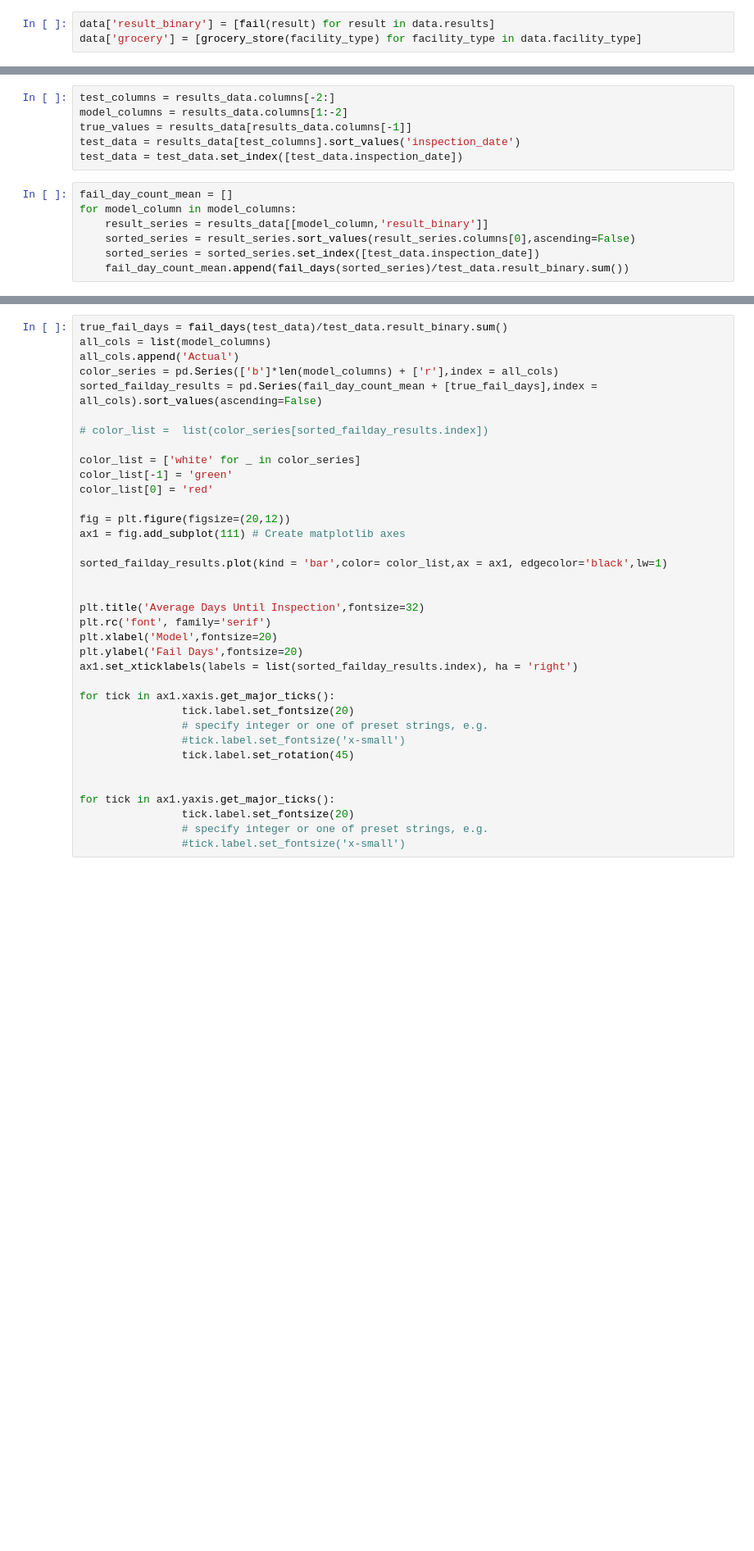
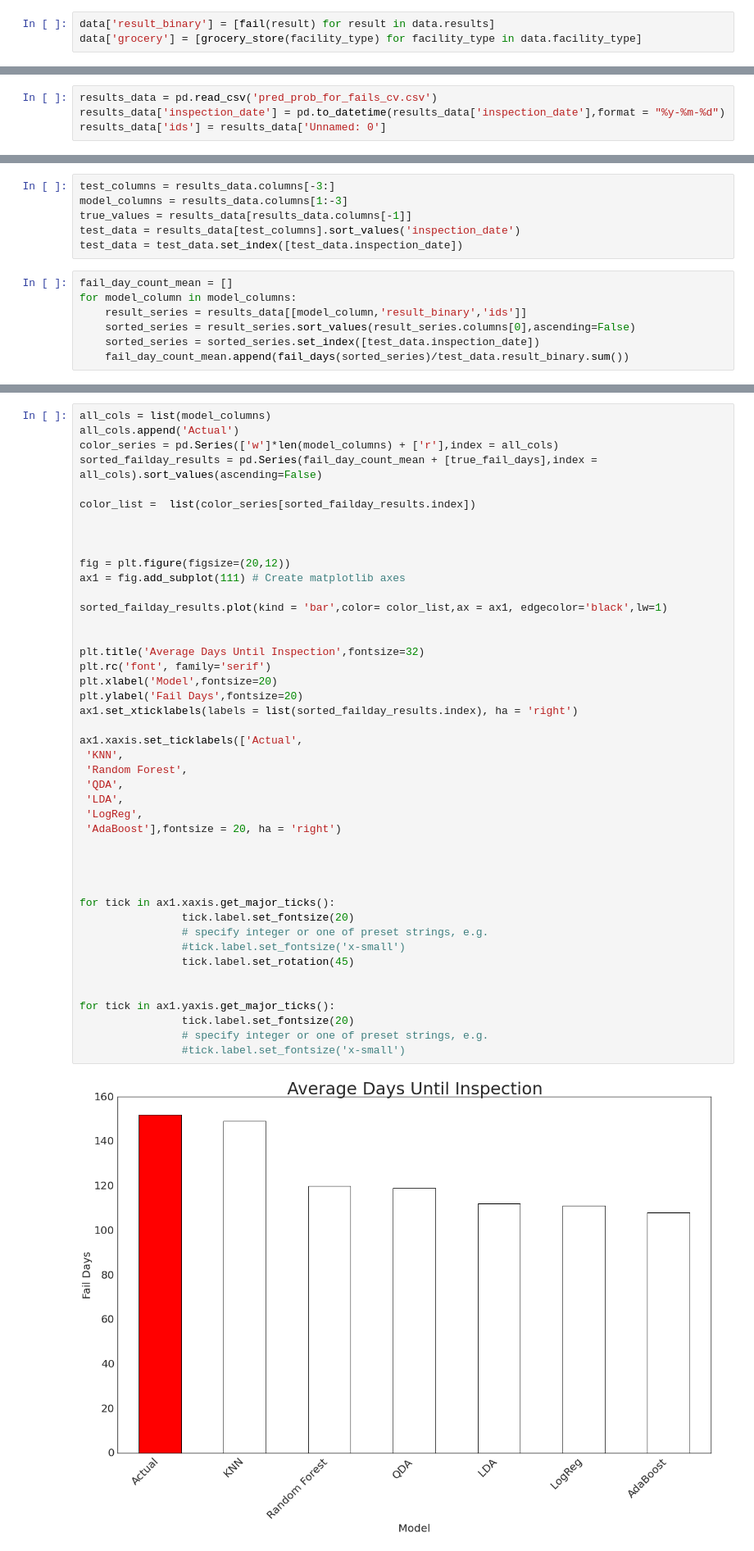
Before and after one commit to Fggw/downloader, a Jupyter notebook: fail_day_calculation.ipynb, the cells around one changed output, grey strips where cells are left out. Shown at 82% size. Saved outputs shown, nothing was run; the diff lists cells and outputs as text; blank space fills up the shorter version.

```diff
--- a/fail_day_calculation.ipynb
+++ b/fail_day_calculation.ipynb
@@ -621,2 +180,6 @@ results_data = pd.read_csv('pred_prob_for_fails.csv.csv')
+# %%
+results_data = pd.read_csv('pred_prob_for_fails_cv.csv')
+results_data['inspection_date'] = pd.to_datetime(results_data['inspection_date'],format = "%y-%m-%d")
+results_data['ids'] = results_data['Unnamed: 0']
 # %%
 results_data.head()
@@ -651,15 +224,15 @@ def fail_days(result_timeseries):
         fail_days += delta.days*result_array[date_ind]
     return fail_days
 # %%
-test_columns = results_data.columns[-2:]
-model_columns = results_data.columns[1:-2]
+test_columns = results_data.columns[-3:]
+model_columns = results_data.columns[1:-3]
 true_values = results_data[results_data.columns[-1]]
 test_data = results_data[test_columns].sort_values('inspection_date')
 test_data = test_data.set_index([test_data.inspection_date])
 # %%
 fail_day_count_mean = []
 for model_column in model_columns:
-    result_series = results_data[[model_column,'result_binary']]
+    result_series = results_data[[model_column,'result_binary','ids']]
     sorted_series = result_series.sort_values(result_series.columns[0],ascending=False)
     sorted_series = sorted_series.set_index([test_data.inspection_date])
     fail_day_count_mean.append(fail_days(sorted_series)/test_data.result_binary.sum())
@@ -666,36 +252,46 @@ for model_column in model_columns:
 # %%
-true_fail_days = fail_days(test_data)/test_data.result_binary.sum()
 all_cols = list(model_columns)
 all_cols.append('Actual')
-color_series = pd.Series(['b']*len(model_columns) + ['r'],index = all_cols)
+color_series = pd.Series(['w']*len(model_columns) + ['r'],index = all_cols)
 sorted_failday_results = pd.Series(fail_day_count_mean + [true_fail_days],index = all_cols).sort_values(ascending=False)
 
-# color_list =  list(color_series[sorted_failday_results.index])
+color_list =  list(color_series[sorted_failday_results.index])
 
-color_list = ['white' for _ in color_series]
-color_list[-1] = 'green'
-color_list[0] = 'red'
+
 
 fig = plt.figure(figsize=(20,12))
 ax1 = fig.add_subplot(111) # Create matplotlib axes
 
 sorted_failday_results.plot(kind = 'bar',color= color_list,ax = ax1, edgecolor='black',lw=1)
 
 
 plt.title('Average Days Until Inspection',fontsize=32)
 plt.rc('font', family='serif')
 plt.xlabel('Model',fontsize=20)
 plt.ylabel('Fail Days',fontsize=20)
 ax1.set_xticklabels(labels = list(sorted_failday_results.index), ha = 'right')
 
+ax1.xaxis.set_ticklabels(['Actual',
+ 'KNN',
+ 'Random Forest',
+ 'QDA',
+ 'LDA',
+ 'LogReg',
+ 'AdaBoost'],fontsize = 20, ha = 'right')
+
+
+
+
 for tick in ax1.xaxis.get_major_ticks():
                 tick.label.set_fontsize(20)
                 # specify integer or one of preset strings, e.g.
                 #tick.label.set_fontsize('x-small')
                 tick.label.set_rotation(45)
 
 
 for tick in ax1.yaxis.get_major_ticks():
                 tick.label.set_fontsize(20)
                 # specify integer or one of preset strings, e.g.
                 #tick.label.set_fontsize('x-small')
+# %% [output]
+[figure, added]
```
Also changed, not shown: parts of 78 cells of this notebook, 5 other files.
